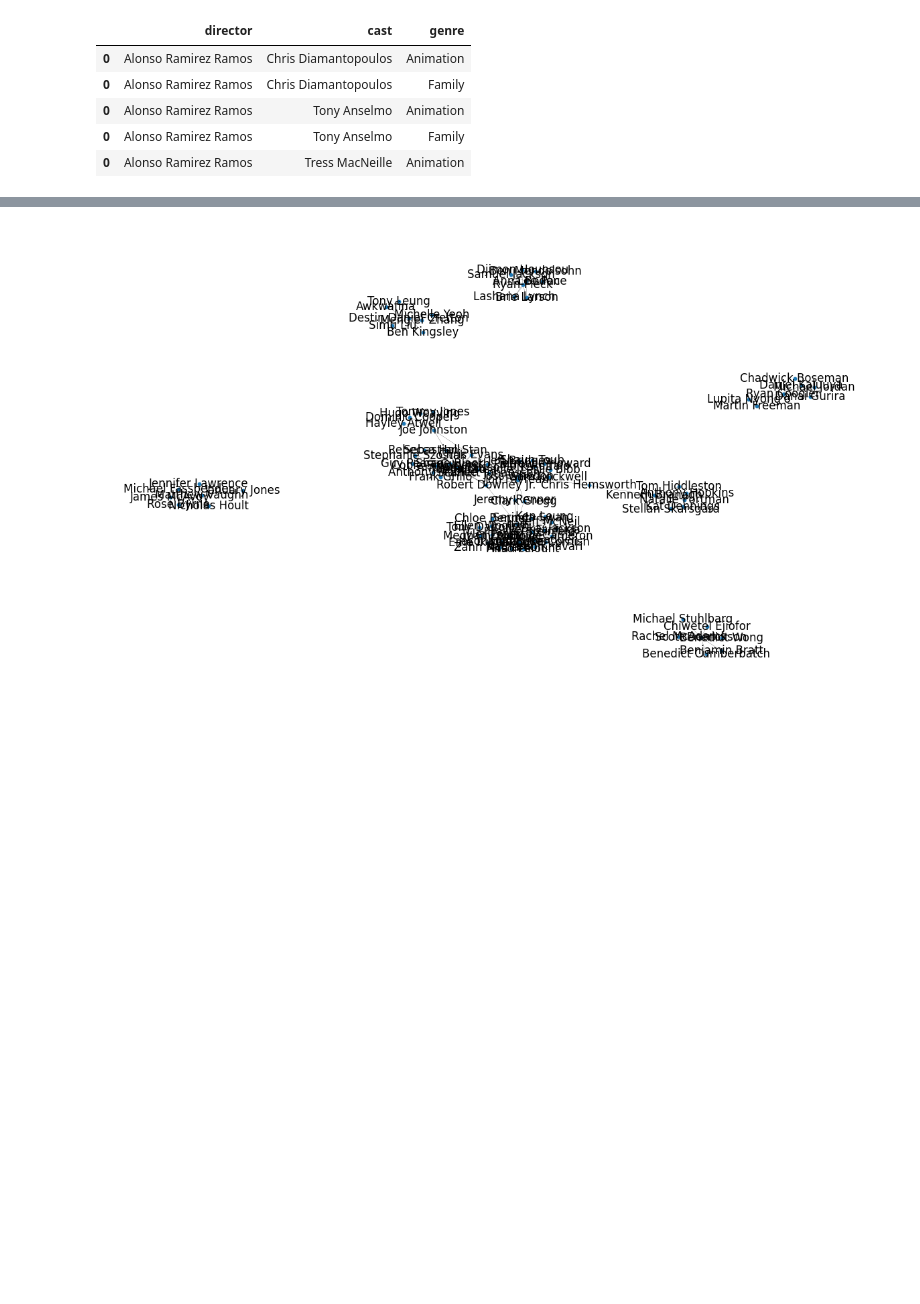
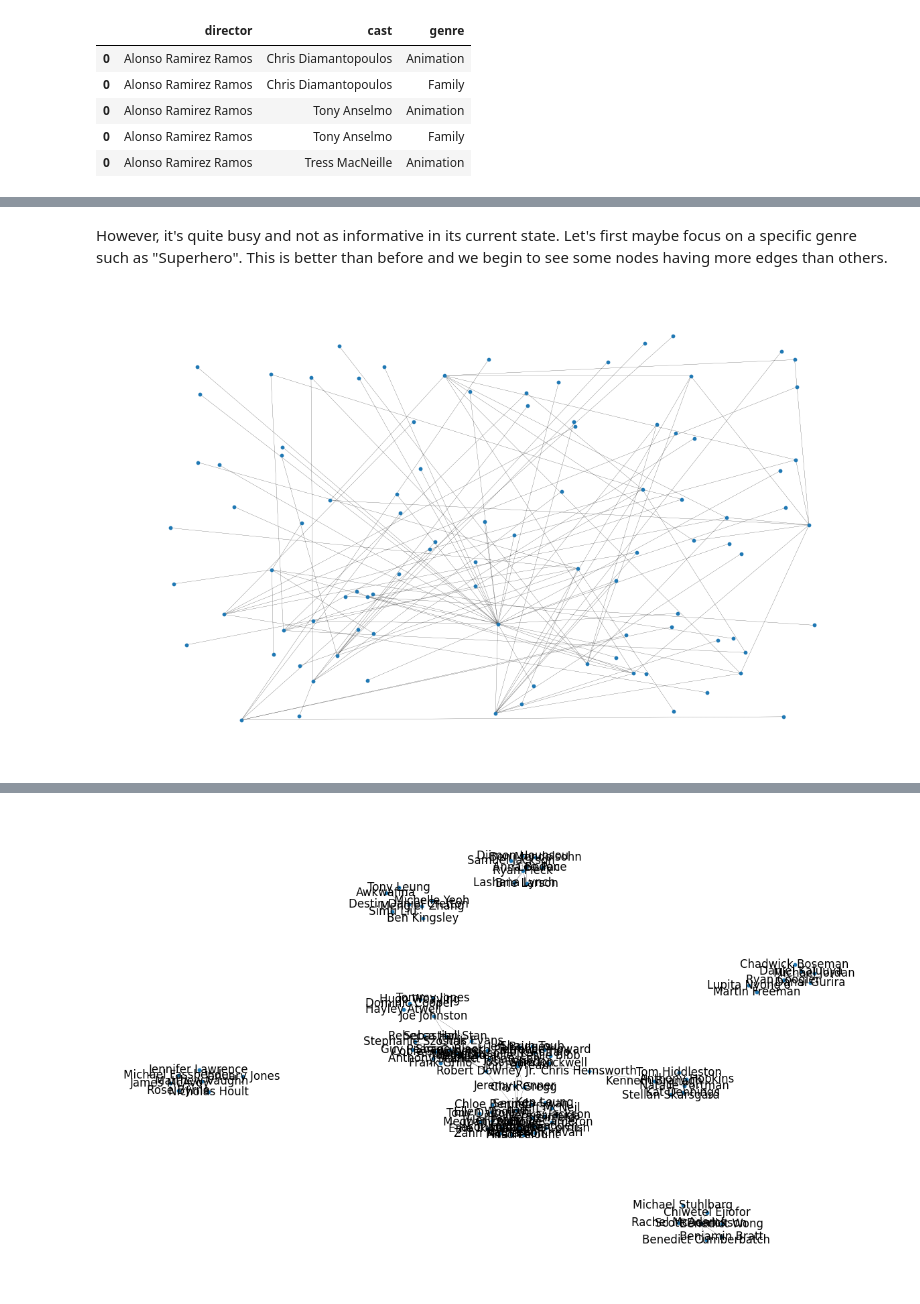
Before and after one commit to hellojohncruz/DATA-620, a Jupyter notebook: Hello Graph World.ipynb, the cells around one changed output, grey strips where cells are left out. Saved outputs shown, nothing was run; the diff lists cells and outputs as text; code cells hidden in the pictures; blank space fills up the shorter version.

```diff
--- a/Hello Graph World.ipynb
+++ b/Hello Graph World.ipynb
@@ -67,0 +100,14 @@ G = nx.from_pandas_edgelist(explode_df, "director", "cast")
+# %% [markdown]
+However, it's quite busy and not as informative in its current state. Let's first maybe focus on a specific genre such as "Superhero". This is better than before and we begin to see some nodes having more edges than others.
+# %%
+genre_df = explode_df[explode_df['genre'].isin(['Superhero'])]
+
+G = nx.from_pandas_edgelist(genre_df, "director", "cast")
+
+fig, ax = plt.subplots(figsize=(15, 9))
+ax.axis("off")
+plot_options = {"node_size": 10, "with_labels": False, "width": 0.15}
+
+nx.draw_networkx(G, pos=nx.random_layout(G), ax=ax, **plot_options)
+# %% [output]
+[figure, added]
```
Also changed, not shown: parts of 16 cells of this notebook.
